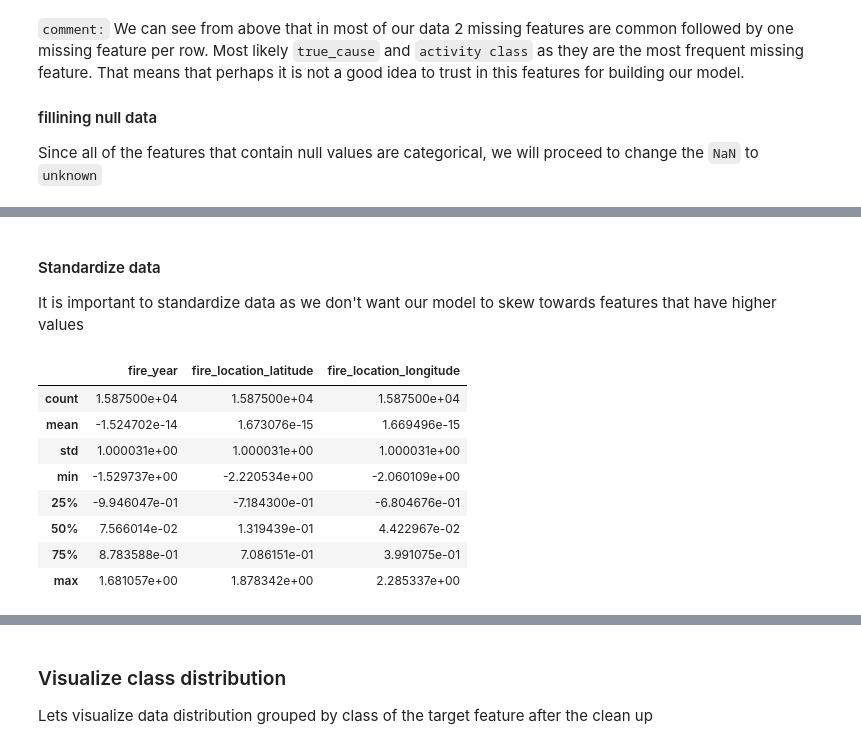
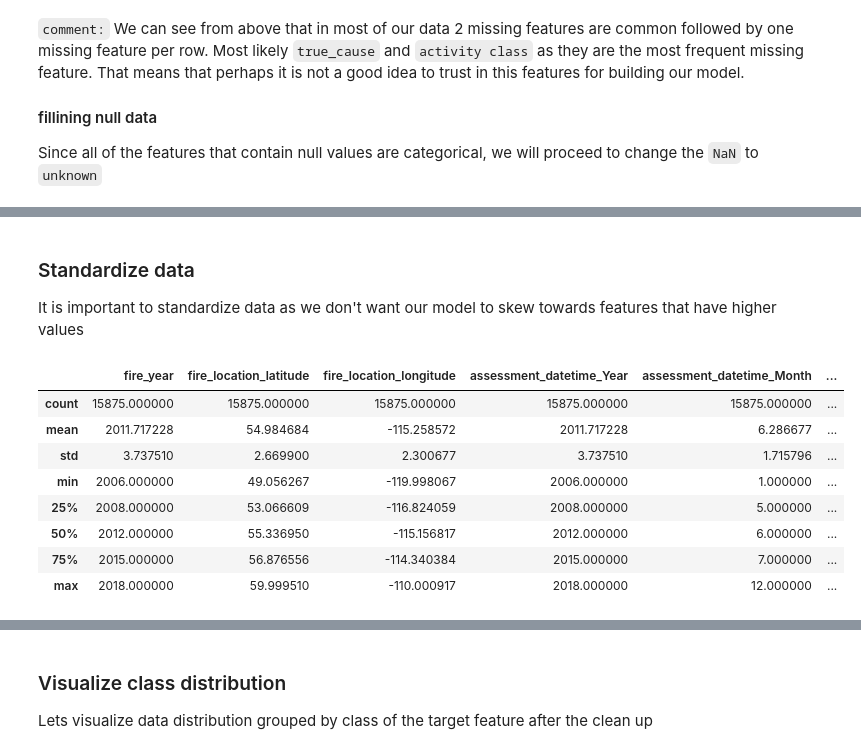
Before and after one commit to CheloGE/CARINO-wildfire_size_prediction, a Jupyter notebook: Wildfire_size_prediction.ipynb, the cells around one changed output, grey strips where cells are left out. Drawn from its saved outputs; the diff is of its cells as text; code cells hidden in the pictures.

Commit message:
EDA + preprocessing data finished

```diff
--- a/Wildfire_size_prediction.ipynb
+++ b/Wildfire_size_prediction.ipynb
@@ -232,7 +284,7 @@ Since all of the features that contain null values are categorical, we will proc
 # %%
-# First fill datetime types
-train[dates_list] = train[dates_list].fillna(datetime(2200,12, 31))
-test[dates_list] = test[dates_list].fillna(datetime(2200,12, 31))
+# First fill NAN datetime types with mean of year, month and day
+train[dates_list] = train[dates_list].fillna(datetime(2011,6, 16))
+test[dates_list] = test[dates_list].fillna(datetime(2011,6, 16))
 # %%
 # Fill remaining object types
 train = train.fillna('Unknown')
@@ -260,4 +296,17 @@ train[dates_list]
-# %%
-def datetime_feature_engineering(df):
-    # TODO: convert dataset datetime features to year month day features and drop the datetime features.
-    pass
+# %%
+def datetime_feature_engineering(df, inplace = False):
+    """
+        This function generates year, month and day for each datetime feature
+    """
+    date_indx = np.where(df.dtypes=='<M8[ns]')[0]
+    df_temp = df.copy(deep=True)
+    for i in date_indx:
+        curr_column = df_temp.columns[i]
+        df_temp[curr_column+"_Year"] = df_temp[curr_column].dt.year
+        df_temp[curr_column+"_Month"] = df_temp[curr_column].dt.month
+        df_temp[curr_column+"_Day"] = df_temp[curr_column].dt.day
+
+    return df_temp.drop(list(df_temp.columns[date_indx]), 1, inplace=inplace)
+# %%
+train_feng = datetime_feature_engineering(train)
+test_feng = datetime_feature_engineering(test)
@@ -264,17 +333,17 @@ def datetime_feature_engineering(df):
 # %% [markdown]
-#### Standardize data
+### Standardize data
 
 It is important to standardize data as we don't want our model to skew towards features that have higher values
 # %%
 # lest visualize non-standard data first
-train.describe()
+train_feng.describe()
 # %% [output]
-|  | fire_year | fire_location_latitude | fire_location_longitude |
-| count | 1.587500e+04 | 1.587500e+04 | 1.587500e+04 |
-| mean | -1.524702e-14 | 1.673076e-15 | 1.669496e-15 |
-| std | 1.000031e+00 | 1.000031e+00 | 1.000031e+00 |
-| min | -1.529737e+00 | -2.220534e+00 | -2.060109e+00 |
-| 25% | -9.946047e-01 | -7.184300e-01 | -6.804676e-01 |
-| 50% | 7.566014e-02 | 1.319439e-01 | 4.422967e-02 |
-| 75% | 8.783588e-01 | 7.086151e-01 | 3.991075e-01 |
-| max | 1.681057e+00 | 1.878342e+00 | 2.285337e+00 |
+|  | fire_year | fire_location_latitude | fire_location_longitude | assessment_datetime_Year | assessment_datetime_Month | ... |
+| count | 15875.000000 | 15875.000000 | 15875.000000 | 15875.000000 | 15875.000000 | ... |
+| mean | 2011.717228 | 54.984684 | -115.258572 | 2011.717228 | 6.286677 | ... |
+| std | 3.737510 | 2.669900 | 2.300677 | 3.737510 | 1.715796 | ... |
+| min | 2006.000000 | 49.056267 | -119.998067 | 2006.000000 | 1.000000 | ... |
+| 25% | 2008.000000 | 53.066609 | -116.824059 | 2008.000000 | 5.000000 | ... |
+| 50% | 2012.000000 | 55.336950 | -115.156817 | 2012.000000 | 6.000000 | ... |
+| 75% | 2015.000000 | 56.876556 | -114.340384 | 2015.000000 | 7.000000 | ... |
+| max | 2018.000000 | 59.999510 | -110.000917 | 2018.000000 | 12.000000 | ... |
```
Also changed, not shown: parts of 16 cells of this notebook.
